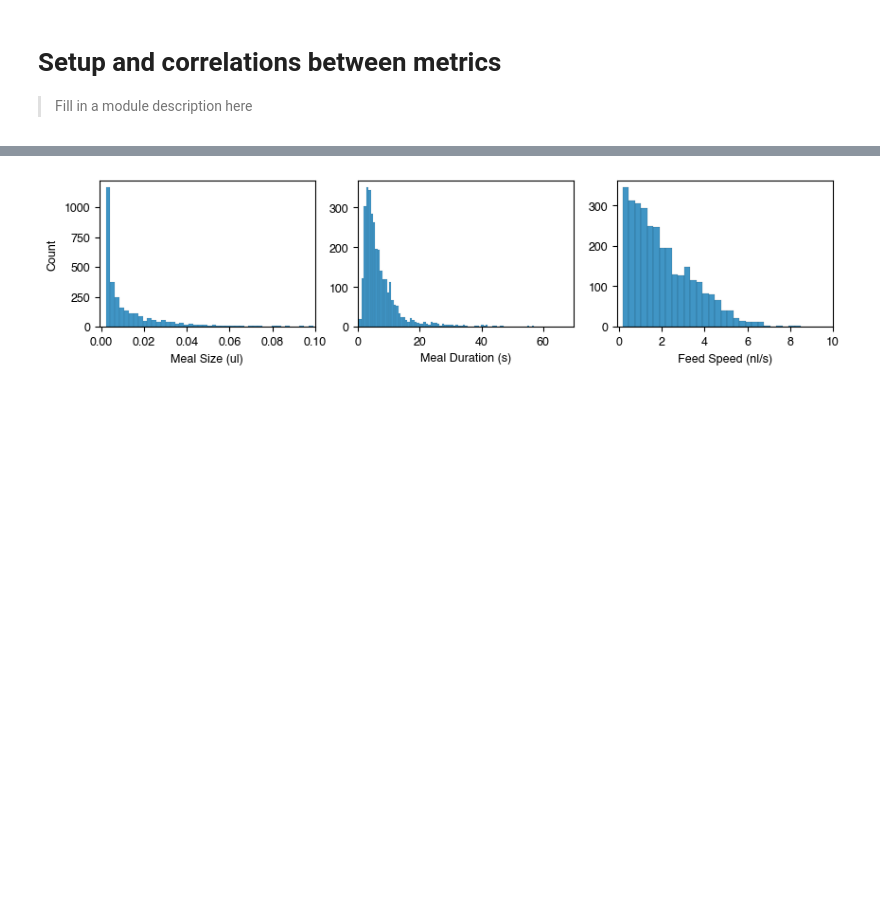
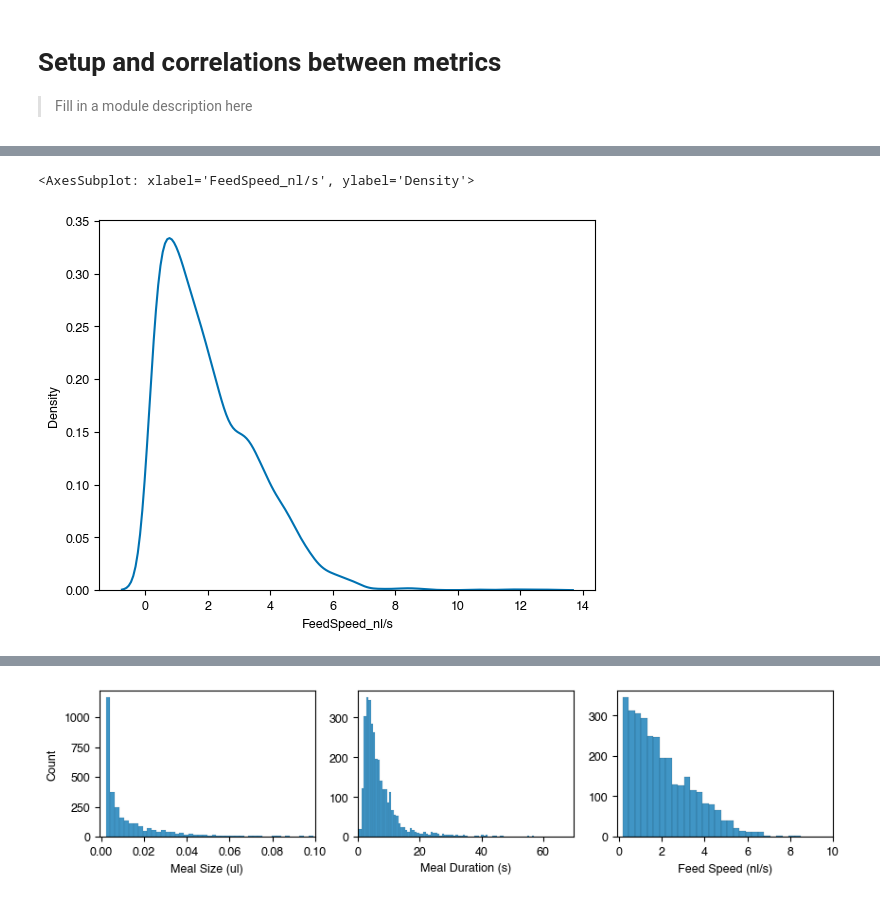
Before and after one commit to sangyu/Holophenotype5HT, a Jupyter notebook: nbs/01_Figures/01_Setup.ipynb, the cells around one changed output, grey strips where cells are left out. Cells and saved outputs as stored; diff of their text form; code cells hidden in the pictures; blank space fills up the shorter version.

```diff
--- a/nbs/01_Figures/01_Setup.ipynb
+++ b/nbs/01_Figures/01_Setup.ipynb
@@ -50,0 +75,8 @@ a.savefig(W1118Dark_ele.outputFolder+'/stacked.svg')
+# %%
+# W1118Dark_ele.feedsRevisedDf['FeedVol_nl'].hist(bins = 100)
+sns.kdeplot(W1118Dark_ele.feedsRevisedDf['FeedSpeed_nl/s'])
+# plt.ylim([0, 0.0050])
+# plt.yscale("log")
+# %% [output]
+<AxesSubplot: xlabel='FeedSpeed_nl/s', ylabel='Density'>
+[figure, added]
```
Also changed, not shown: parts of 4 cells of this notebook, 6 other files.
